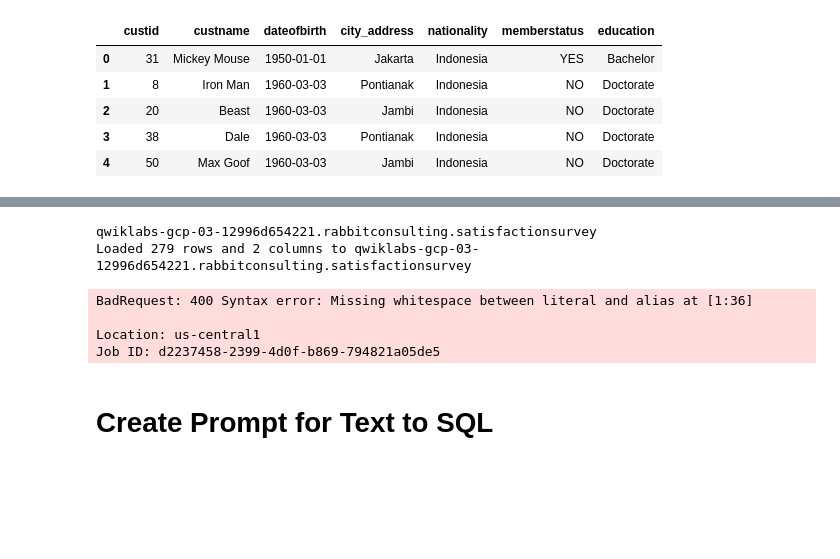
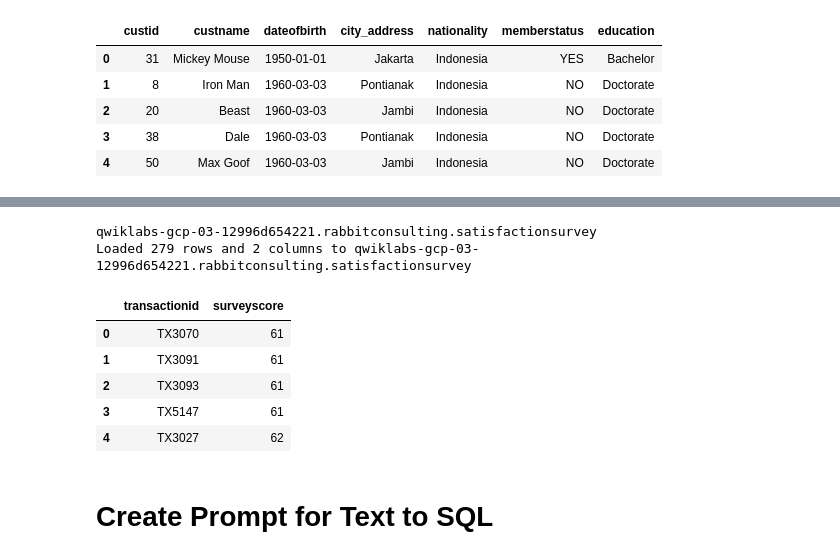
Before and after one commit to mchoirul/genai-code, a Jupyter notebook: notebook/Ext-QnA-BigQuery-Langchain-Vertex-Palm.ipynb, the cells around one changed output, grey strips where cells are left out. Cells and saved outputs as stored; diff of their text form; code cells hidden in the pictures; blank space fills up the shorter version.

```diff
--- a/notebook/Ext-QnA-BigQuery-Langchain-Vertex-Palm.ipynb
+++ b/notebook/Ext-QnA-BigQuery-Langchain-Vertex-Palm.ipynb
@@ -146,20 +148,22 @@ Job ID: 0986aac9-21a1-4db7-a017-fba0e352c336
 # %%
 #import survey data to BigQuery
 tablename = 'satisfactionsurvey'
 table_id = "{}.{}".format(dataset_id, tablename) #fully qualified table name
 print (table_id)
 
 import_csv_to_bq(surveyfile, table_id)
 
 #preview imported data
-bq_client.query("SELECT * FROM "+ table_id).to_dataframe().head()
+bq_client.query("SELECT * FROM "+ "`" +table_id+ "`").to_dataframe().head()
 # %% [output]
 qwiklabs-gcp-03-12996d654221.rabbitconsulting.satisfactionsurvey
 Loaded 279 rows and 2 columns to qwiklabs-gcp-03-12996d654221.rabbitconsulting.satisfactionsurvey
-BadRequest: 400 Syntax error: Missing whitespace between literal and alias at [1:36]
-
-Location: us-central1
-Job ID: d2237458-2399-4d0f-b869-794821a05de5
+|  | transactionid | surveyscore |
+| 0 | TX3070 | 61 |
+| 1 | TX3091 | 61 |
+| 2 | TX3093 | 61 |
+| 3 | TX5147 | 61 |
+| 4 | TX3027 | 62 |
 # %% [markdown]
 # Create Prompt for Text to SQL
 # %%
```
Also changed, not shown: parts of 2 cells of this notebook.
